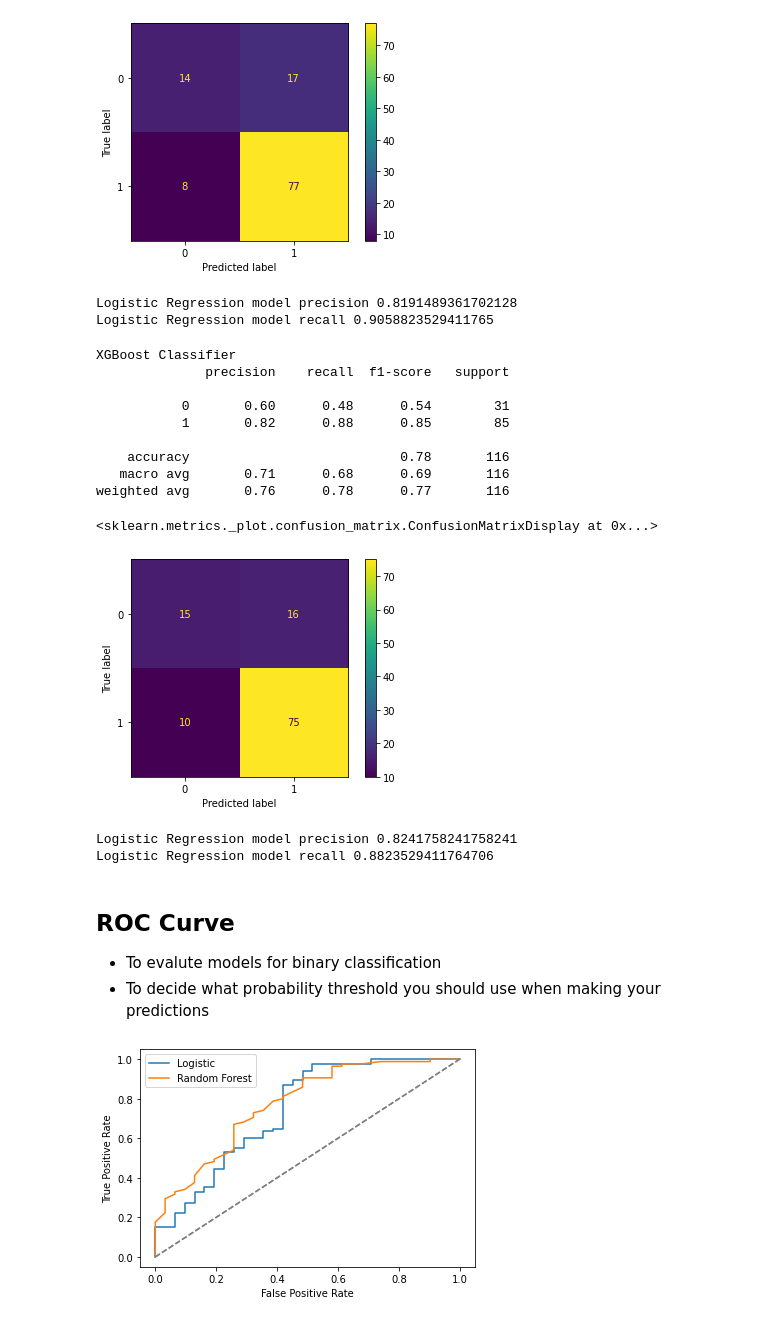
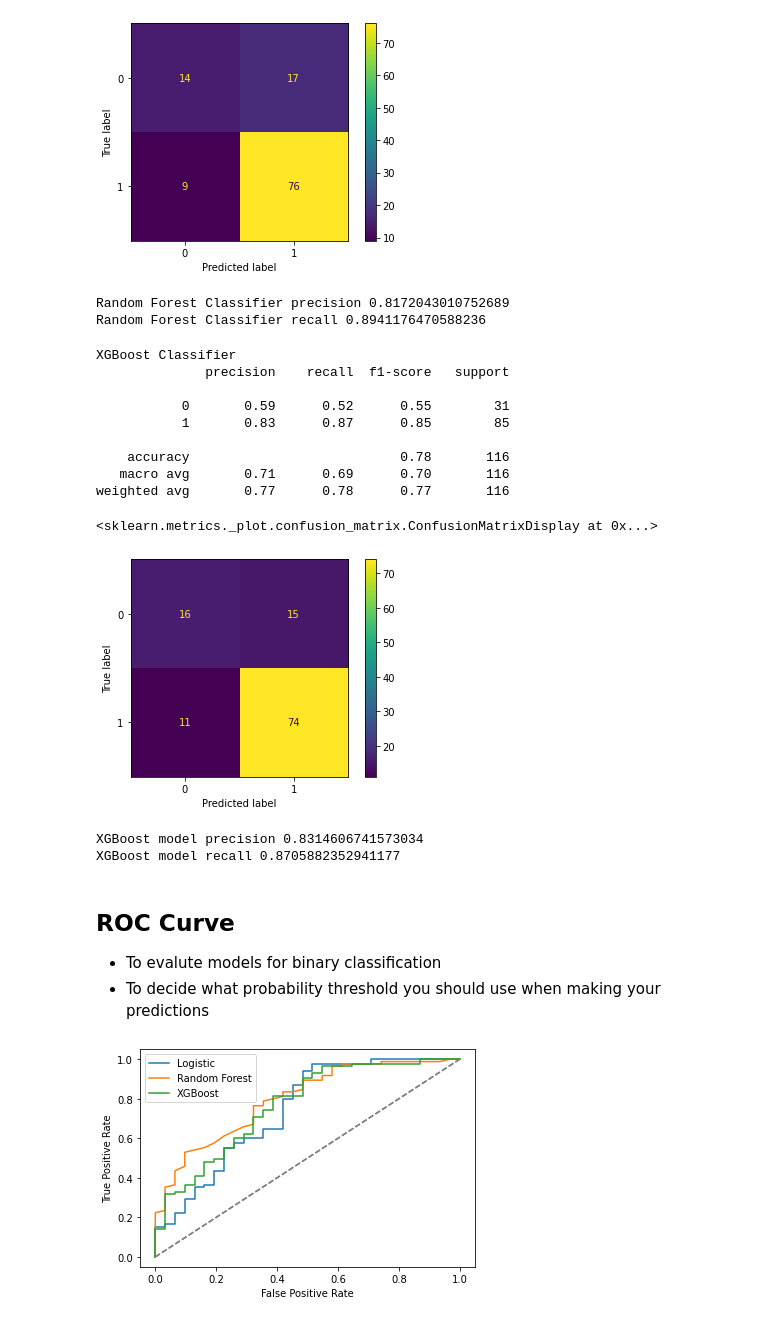
Before and after one commit to Frank-Howd/DS-Unit-2-Applied-Modeling, a Jupyter notebook: module2-wrangle-ml-datasets/Build_Week_Project_TakeII.ipynb, the cells around one changed output. Drawn from its saved outputs; the diff is of its cells as text; code cells hidden in the pictures.

```diff
--- a/module2-wrangle-ml-datasets/Build_Week_Project_TakeII.ipynb
+++ b/module2-wrangle-ml-datasets/Build_Week_Project_TakeII.ipynb
@@ -54,6 +54,9 @@ def wrangle(filepath):
     # Remove the outlier for 'loan_amount'
     df = df[df['loan_amount'] > 10]
 
+    #df = df[ (df['loan_amount'] > 80) &
+    #         (df['loan_amount'] < 300_000)]
+
     # Convert 'coapplicant_income' and'loan_amount' to integers from floats
     for col in ['coapplicant_income', 'loan_amount']:
        df[col] = df[col].astype(int)
@@ -63,20 +66,14 @@ def wrangle(filepath):
     for col in mode_cols:
         df[col].fillna(value=df[col].mode()[0], inplace=True)
 
-#    df['gender'].fillna(value=df['gender'].mode()[0], inplace=True)
-
-#     df['loan_amount_term'].fillna(value=df['loan_amount_term'].mode()[0], inplace=True)
-    df['loan_amount_term'] = df['loan_amount_term'].astype(str)
-
-#     df['credit_history'].fillna(value=df['credit_history'].mode()[0], inplace=True)
-#     df['credit_history'] = df['credit_history']
-
-#     df['dependents'].fillna(value=df['dependents'].mode()[0], inplace=True)
+    df['loan_amount_term'] = df['loan_amount_term'].astype(int).astype(str)
     df['dependents'] = df['dependents'].str.strip('+')
 
     # Convert target, 'LoanStatus' to binary numeric values
     df['loan_status'].replace(to_replace={'Y': 1, 'N':0}, inplace=True)
 
+    #df.drop(columns=['gender', 'property_area', 'loan_amount_term', 'self_employed', 'education', 'married'], inplace=True)
+
     return df
 
 train_path = 'train_data.csv'
@@ -470,9 +496,9 @@ memory usage: 43.3+ KB
 
 model_lr = make_pipeline(
     OneHotEncoder(use_cat_names=True),
-    SimpleImputer(strategy='most_frequent'),
+    #SimpleImputer(strategy='most_frequent'),
     StandardScaler(),
     LogisticRegression()
 )
 
-model_lr.fit(X_train, y_train)
+model_lr.fit(X_train, y_train);
@@ -491,10 +507,8 @@ Pipeline(steps=[('onehotencoder',
 
 model_rf = make_pipeline(
     OrdinalEncoder(),
-    SimpleImputer(st
-                  rategy='most_frequent'),
-    StandardScaler(),
+    #SimpleImputer(strategy='most_frequent'),
     RandomForestClassifier(n_jobs=-1, random_state=42)
 )
 
-model_rf.fit(X_train, y_train)
+model_rf.fit(X_train, y_train);
@@ -521,8 +517,8 @@ dtype: int64},
 
 model_xgb = make_pipeline(
     OrdinalEncoder(),
-    SimpleImputer(strategy='most_frequent'),
+    #SimpleImputer(strategy='most_frequent'),
     XGBClassifier(random_state=42, n_jobs=-1)
 )
 
-model_xgb.fit(X_train, y_train)
+model_xgb.fit(X_train, y_train);
@@ -654,16 +632,16 @@ plot_confusion_matrix(model_rf, X_val, y_val, values_format='.0f')
 # Calculate Precision and Recall
 
 # Precision = TP / (TP + FP)
-precision = 77 / (77 + 17)
+precision = 76 / (76 + 17)
 
 # Recall = TP / (TP + FN)
-recall = 77 / (77 + 8)
+recall = 76 / (76 + 9)
 
-print('Logistic Regression model precision', precision)
-print('Logistic Regression model recall', recall)
+print('Random Forest Classifier precision', precision)
+print('Random Forest Classifier recall', recall)
 # %% [output]
-Logistic Regression model precision 0.8191489361702128
-Logistic Regression model recall 0.9058823529411765
+Random Forest Classifier precision 0.8172043010752689
+Random Forest Classifier recall 0.8941176470588236
 # %%
 # XGBoost CLASSIFIER, preformance
 # My comments here**********
@@ -674,12 +652,12 @@ print(classification_report(y_val, model_xgb.predict(X_val)))
 XGBoost Classifier
               precision    recall  f1-score   support
 
-           0       0.60      0.48      0.54        31
-           1       0.82      0.88      0.85        85
+           0       0.59      0.52      0.55        31
+           1       0.83      0.87      0.85        85
 
     accuracy                           0.78       116
-   macro avg       0.71      0.68      0.69       116
-weighted avg       0.76      0.78      0.77       116
+   macro avg       0.71      0.69      0.70       116
+weighted avg       0.77      0.78      0.77       116
 # %%
 # XGBoost CLASSIFIER
 # Plot Confusion Matrix
@@ -691,22 +669,22 @@ plot_confusion_matrix(model_xgb, X_val, y_val, values_format='.0f')
 # FN TP
 # %% [output]
 <sklearn.metrics._plot.confusion_matrix.ConfusionMatrixDisplay at 0x...>
-[figure, old version]
+[figure, new version]
 # %%
 # XGBoost CLASSIFIER
 # Calculate Precision and Recall
 
 # Precision = TP / (TP + FP)
-precision = 75 / (75 + 16)
+precision = 74 / (74 + 15)
 
 # Recall = TP / (TP + FN)
-recall = 75 / (75 + 10)
+recall = 74 / (74 + 11)
 
-print('Logistic Regression model precision', precision)
-print('Logistic Regression model recall', recall)
+print('XGBoost model precision', precision)
+print('XGBoost model recall', recall)
 # %% [output]
-Logistic Regression model precision 0.8241758241758241
-Logistic Regression model recall 0.8823529411764706
+XGBoost model precision 0.8314606741573034
+XGBoost model recall 0.8705882352941177
 # %% [markdown]
 ## ROC Curve
 
@@ -715,17 +693,19 @@ Logistic Regression model recall 0.8823529411764706
 # %%
 # Use VALIDATION DATA
 
 # ROC curve is used with classification problems
 # 'How far up can I go without having to go too far to the right?'
 # An ROC curve let's you see how your model will perform at various thresholds
 # Also allows you to compare different models
 
 lr = plot_roc_curve(model_lr, X_val, y_val, label='Logistic')
-rd = plot_roc_curve(model_rf, X_val, y_val, ax=lr.ax_, label='Random Forest')
+rf = plot_roc_curve(model_rf, X_val, y_val, ax=lr.ax_, label='Random Forest')
+xgb = plot_roc_curve(model_xgb, X_val, y_val, ax=lr.ax_, label='XGBoost')
+
 plt.plot([(0,0), (1,1)], color='grey', linestyle='--')
 plt.legend();
 # %% [output]
-[figure, old version]
+[figure, new version]
 # %%
 print('Logistic: ROA-AUC Score:', roc_auc_score(y_val, model_lr.predict(X_val)))
 print('Random Forest: ROC-AUC Score:', roc_auc_score(y_val, model_rf.predict(X_val)))
```
Also changed, not shown: parts of 41 cells of this notebook.
